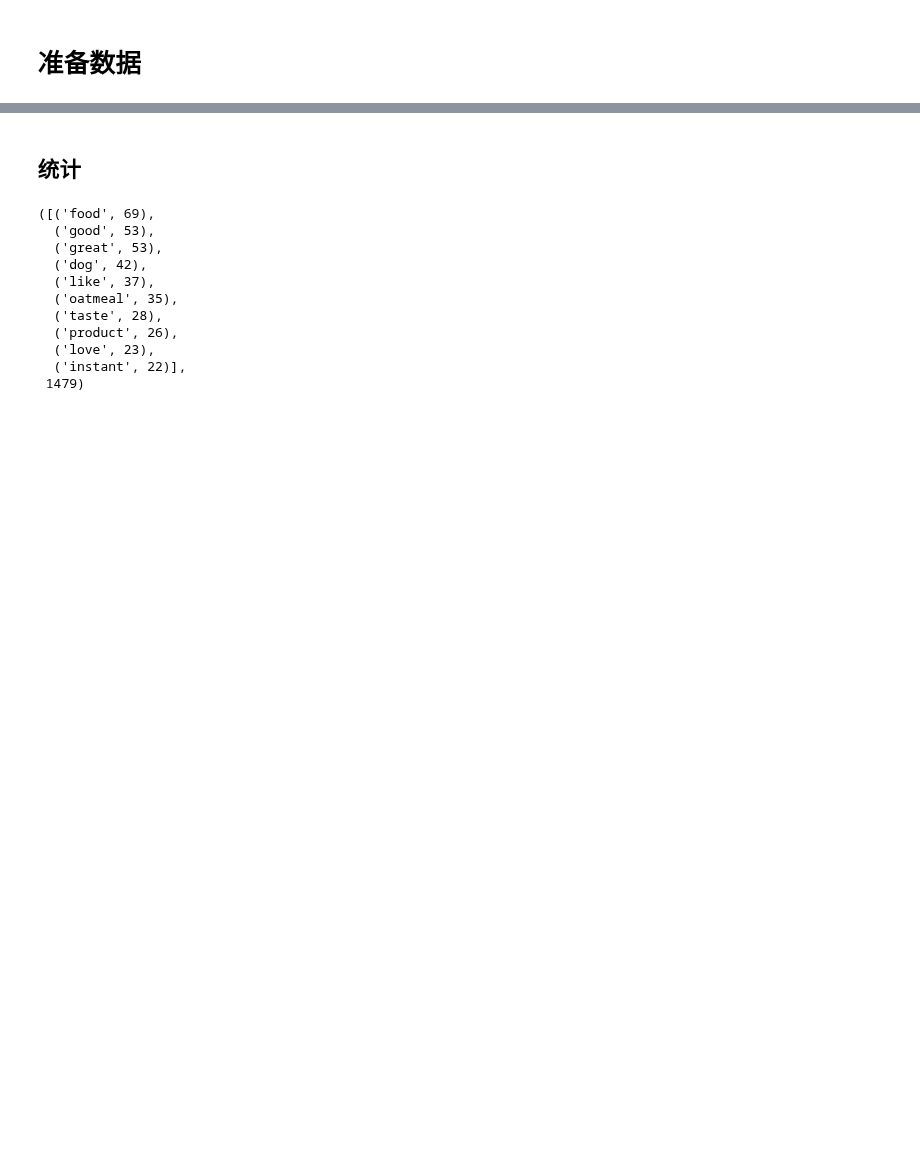
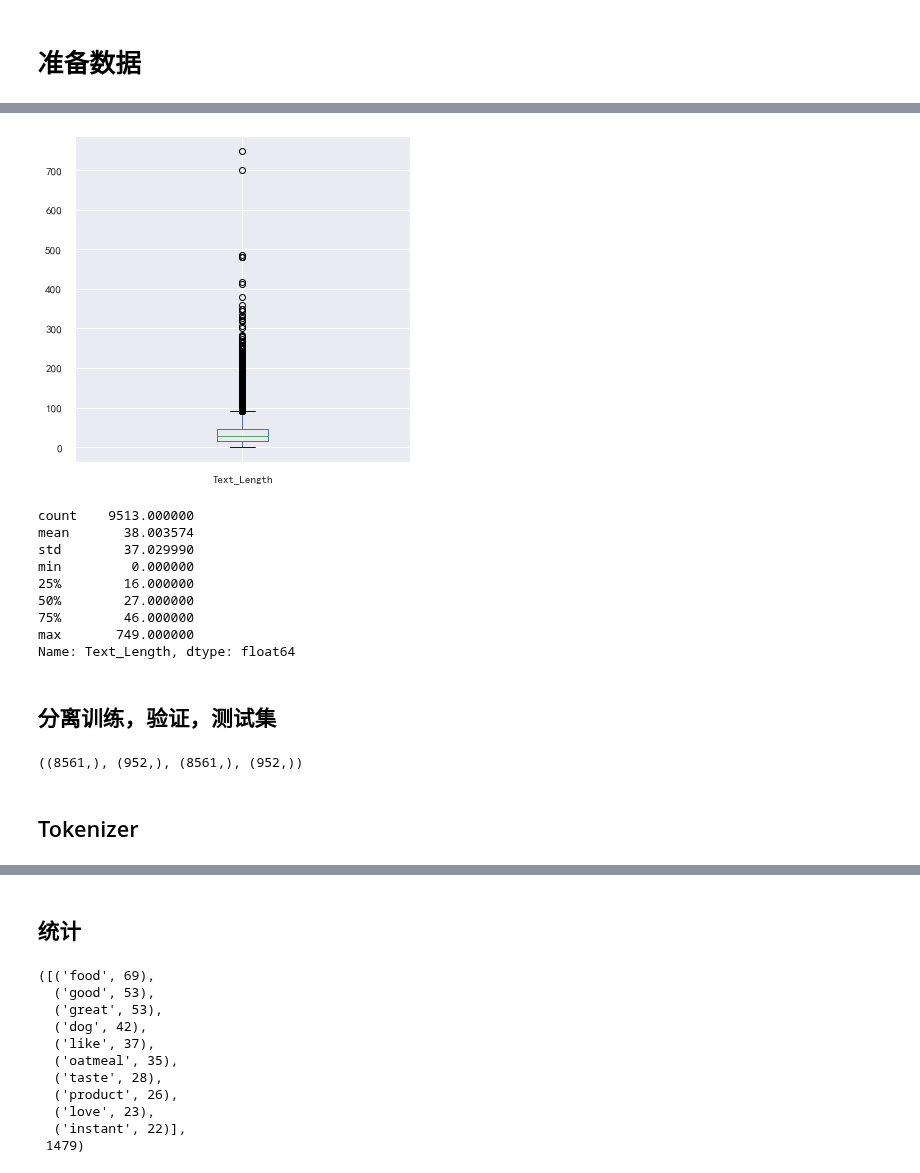
Before and after one commit to jh-lau/NLP, a Jupyter notebook: Kaggle/Summarizing_Text_with_Amazong_Reviews/summaring_text.ipynb, the cells around one changed output, grey strips where cells are left out. Cells and saved outputs as stored; diff of their text form; code cells hidden in the pictures; blank space fills up the shorter version.

```diff
--- a/Kaggle/Summarizing_Text_with_Amazong_Reviews/summaring_text.ipynb
+++ b/Kaggle/Summarizing_Text_with_Amazong_Reviews/summaring_text.ipynb
@@ -155,0 +259,15 @@ contractions = {
+# %%
+data_pure.Text_Length.plot.box(figsize=(6,6))
+plt.show()
+data_pure.Text_Length.describe()
+# %% [output]
+[figure, added]
+count    9513.000000
+mean       38.003574
+std        37.029990
+min         0.000000
+25%        16.000000
+50%        27.000000
+75%        46.000000
+max       749.000000
+Name: Text_Length, dtype: float64
@@ -155,0 +277,11 @@ contractions = {
+# %% [markdown]
+## 分离训练，验证，测试集
+# %%
+train_features, valid_features, train_labels, valid_labels = train_test_split(data_pure.Cleaned_Text,
+                                                                               data_pure.Cleaned_Summary, test_size=.1,
+                                                                               random_state=0, shuffle=True)
+train_features.shape, valid_features.shape, train_labels.shape, valid_labels.shape
+# %% [output]
+((8561,), (952,), (8561,), (952,))
+# %% [markdown]
+## Tokenizer
```
Also changed, not shown: parts of 50 cells of this notebook, 1 other file.
